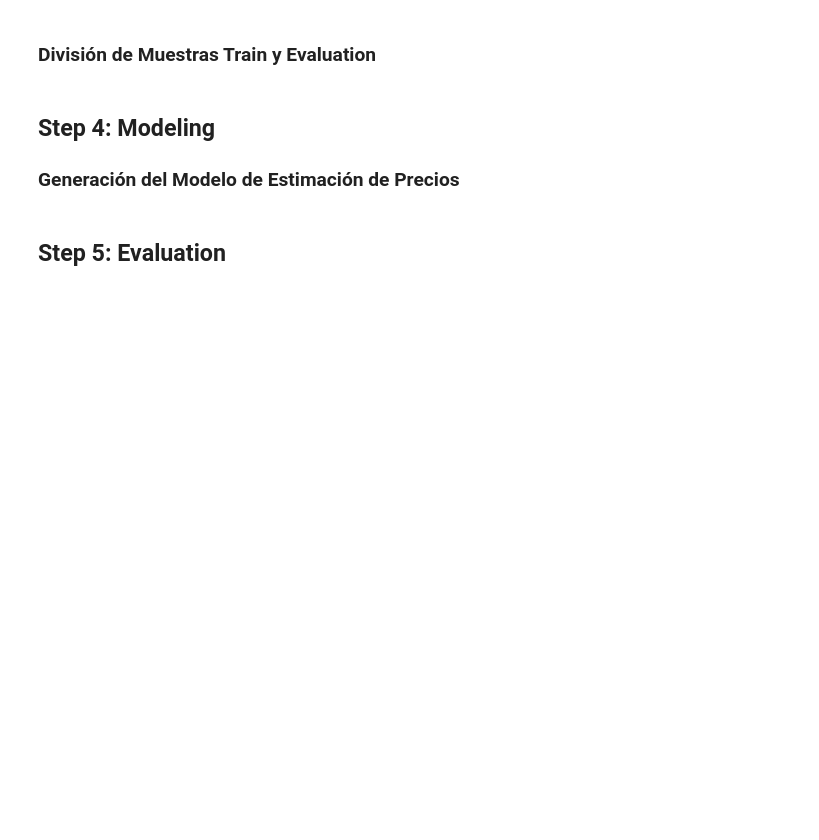
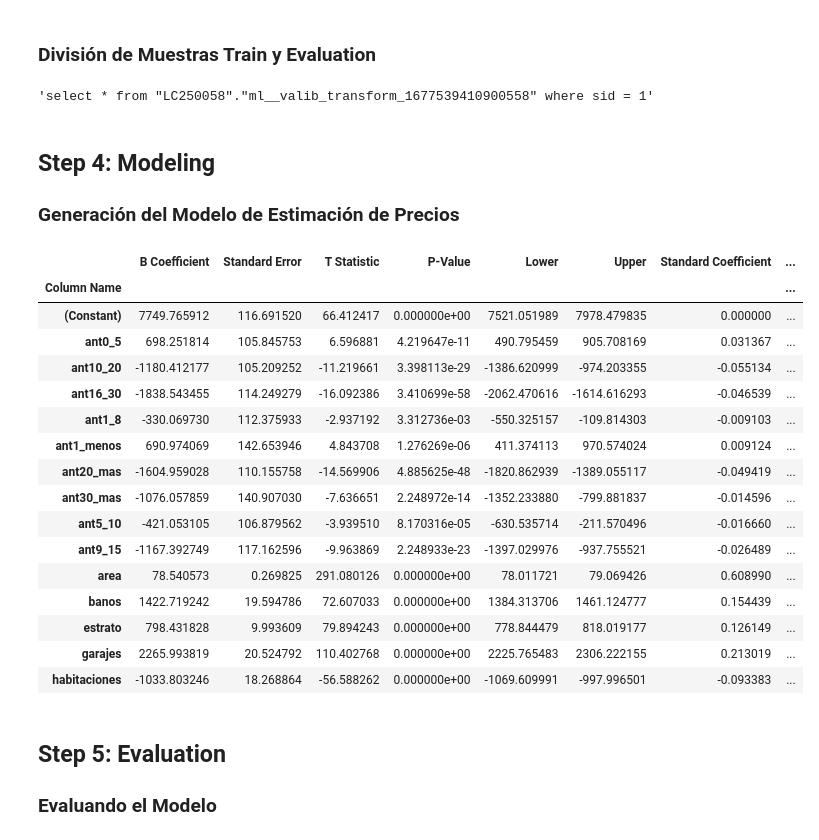
Before and after one commit to lcajachahua/courses, a Jupyter notebook: Demo_Price_Model_Python.ipynb, the cells around one changed output. Cells and saved outputs as stored; diff of their text form; code cells hidden in the pictures; blank space fills up the shorter version.

```diff
--- a/Demo_Price_Model_Python.ipynb
+++ b/Demo_Price_Model_Python.ipynb
@@ -76,17 +175,40 @@ Cor_Mat.result.to_pandas().sort_values(['rownum'])
 # %%
 tbl_train=matriz.result[matriz.result["sid"]==1]
 tbl_test=matriz.result[matriz.result["sid"]==2]
+# %%
+tbl_train.show_query()
+# %% [output]
+'select * from "LC250058"."ml__valib_transform_1677539410900558" where sid = 1'
 # %% [markdown]
 ## Step 4: Modeling
 ### Generación del Modelo de Estimación de Precios
 # %%
 tdModel = valib.LinReg(data=tbl_train,
                        columns="all",
                        exclude_columns=["id", "sid"],
                        stepwise=True,
                        response_column="rvalor")
-tdModel.model.to_pandas()
+tdModel.model.to_pandas().sort_values(['Column Name'])
+# %% [output]
+|  | B Coefficient | Standard Error | T Statistic | P-Value | Lower | Upper | Standard Coefficient | ... |
+| Column Name |  |  |  |  |  |  |  | ... |
+| (Constant) | 7749.765912 | 116.691520 | 66.412417 | 0.000000e+00 | 7521.051989 | 7978.479835 | 0.000000 | ... |
+| ant0_5 | 698.251814 | 105.845753 | 6.596881 | 4.219647e-11 | 490.795459 | 905.708169 | 0.031367 | ... |
+| ant10_20 | -1180.412177 | 105.209252 | -11.219661 | 3.398113e-29 | -1386.620999 | -974.203355 | -0.055134 | ... |
+| ant16_30 | -1838.543455 | 114.249279 | -16.092386 | 3.410699e-58 | -2062.470616 | -1614.616293 | -0.046539 | ... |
+| ant1_8 | -330.069730 | 112.375933 | -2.937192 | 3.312736e-03 | -550.325157 | -109.814303 | -0.009103 | ... |
+| ant1_menos | 690.974069 | 142.653946 | 4.843708 | 1.276269e-06 | 411.374113 | 970.574024 | 0.009124 | ... |
+| ant20_mas | -1604.959028 | 110.155758 | -14.569906 | 4.885625e-48 | -1820.862939 | -1389.055117 | -0.049419 | ... |
+| ant30_mas | -1076.057859 | 140.907030 | -7.636651 | 2.248972e-14 | -1352.233880 | -799.881837 | -0.014596 | ... |
+| ant5_10 | -421.053105 | 106.879562 | -3.939510 | 8.170316e-05 | -630.535714 | -211.570496 | -0.016660 | ... |
+| ant9_15 | -1167.392749 | 117.162596 | -9.963869 | 2.248933e-23 | -1397.029976 | -937.755521 | -0.026489 | ... |
+| area | 78.540573 | 0.269825 | 291.080126 | 0.000000e+00 | 78.011721 | 79.069426 | 0.608990 | ... |
+| banos | 1422.719242 | 19.594786 | 72.607033 | 0.000000e+00 | 1384.313706 | 1461.124777 | 0.154439 | ... |
+| estrato | 798.431828 | 9.993609 | 79.894243 | 0.000000e+00 | 778.844479 | 818.019177 | 0.126149 | ... |
+| garajes | 2265.993819 | 20.524792 | 110.402768 | 0.000000e+00 | 2225.765483 | 2306.222155 | 0.213019 | ... |
+| habitaciones | -1033.803246 | 18.268864 | -56.588262 | 0.000000e+00 | -1069.609991 | -997.996501 | -0.093383 | ... |
 # %% [markdown]
 ## Step 5: Evaluation
+### Evaluando el Modelo
 # %%
 tdModel.statistical_measures.to_pandas()
```
Also changed, not shown: parts of 24 cells of this notebook.
